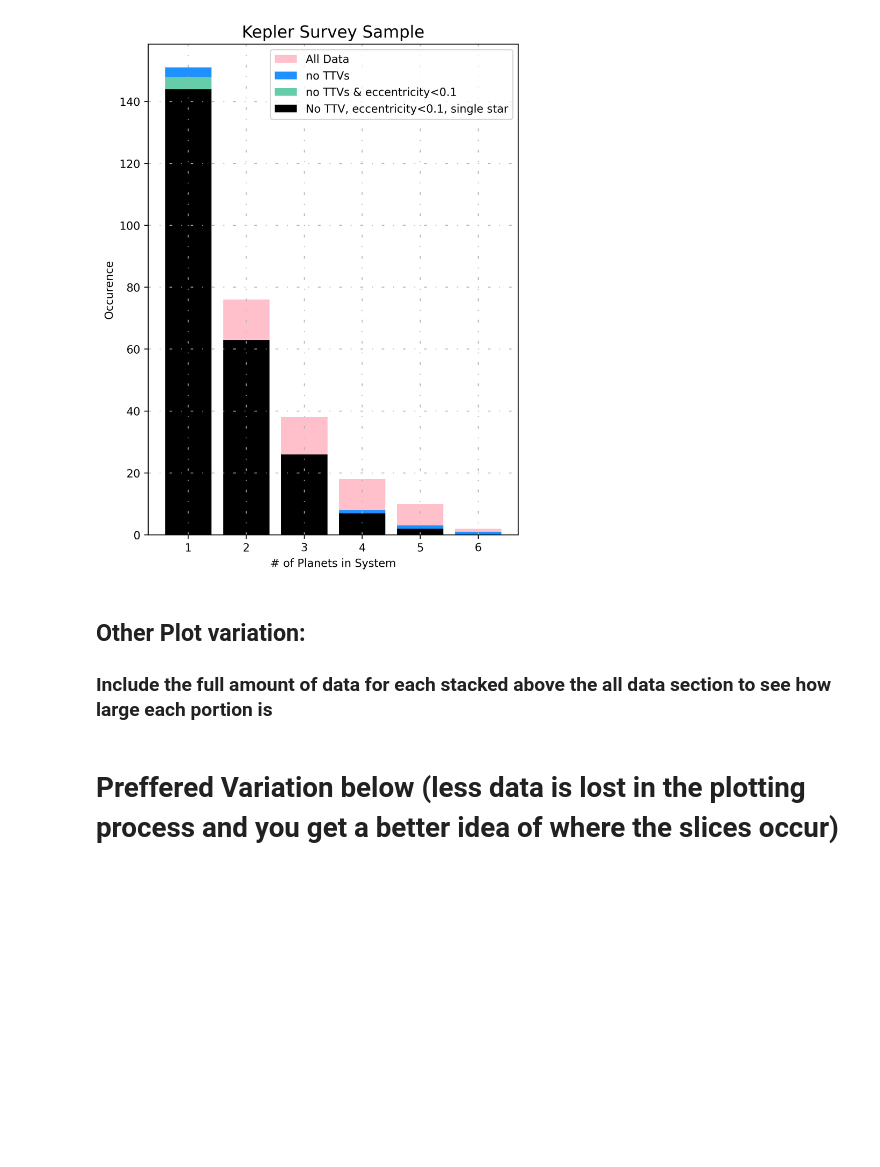
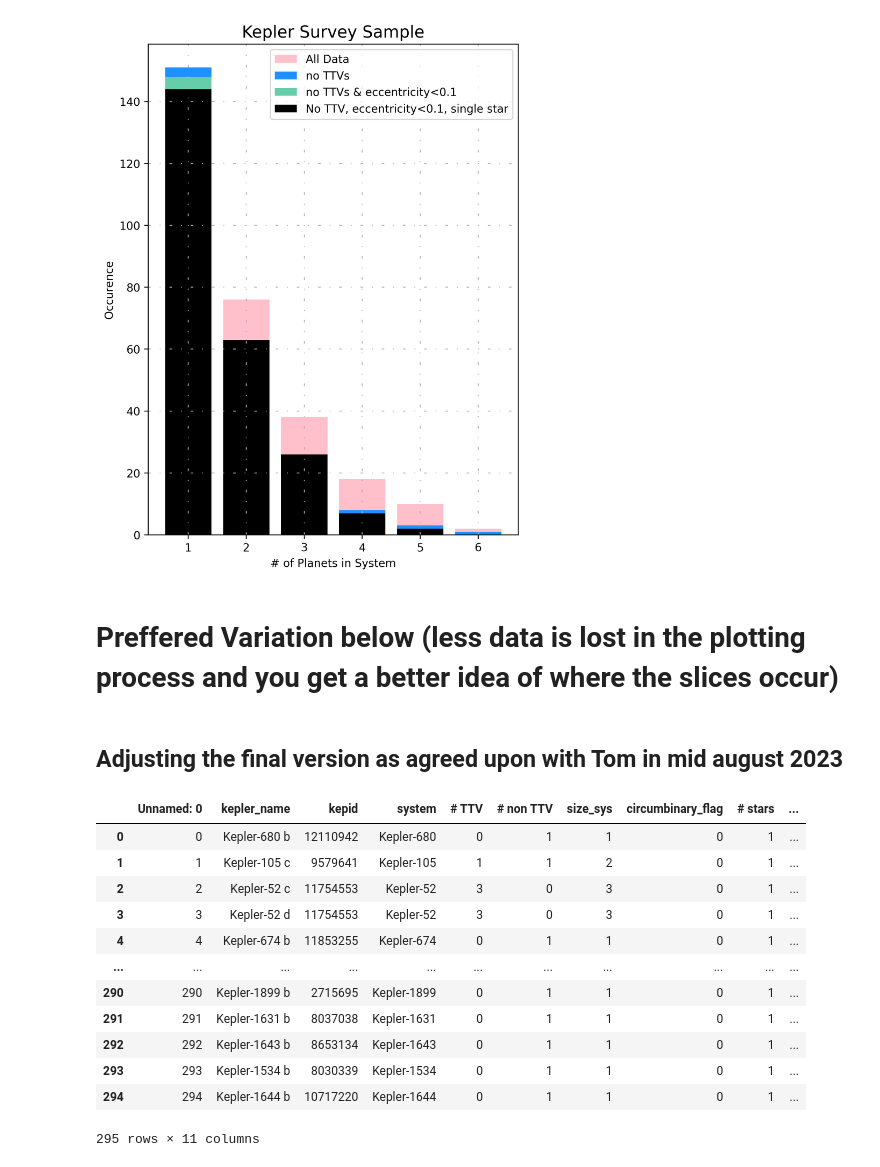
Before and after one commit to allypayne/radius-valley-ally, a Jupyter notebook: KeplerSurveyDataReductions.ipynb, the cells around one changed output. Cells and saved outputs as stored; diff of their text form; code cells hidden in the pictures; blank space fills up the shorter version.

```diff
--- a/KeplerSurveyDataReductions.ipynb
+++ b/KeplerSurveyDataReductions.ipynb
@@ -320,11 +359,27 @@ ax.set_ylabel('Occurence')
 # %% [output]
 Text(0, 0.5, 'Occurence')
 [figure]
-# %% [markdown]
-## Other Plot variation:
-### Include the full amount of data for each stacked above the all data section to see how large each portion is
 # %% [markdown]
 # Preffered Variation below (less data is lost in the plotting process and you get a better idea of where the slices occur)
+# %% [markdown]
+## Adjusting the final version as agreed upon with Tom in mid august 2023
+# %%
+true_kep= pd.read_csv('GitHubFinalFiles/Full_Data_Kepler_Survey_RECENT.csv')
+true_kep
+# %% [output]
+|  | Unnamed: 0 | kepler_name | kepid | system | # TTV | # non TTV | size_sys | circumbinary_flag | # stars | ... |
+| 0 | 0 | Kepler-680 b | 12110942 | Kepler-680 | 0 | 1 | 1 | 0 | 1 | ... |
+| 1 | 1 | Kepler-105 c | 9579641 | Kepler-105 | 1 | 1 | 2 | 0 | 1 | ... |
+| 2 | 2 | Kepler-52 c | 11754553 | Kepler-52 | 3 | 0 | 3 | 0 | 1 | ... |
+| 3 | 3 | Kepler-52 d | 11754553 | Kepler-52 | 3 | 0 | 3 | 0 | 1 | ... |
+| 4 | 4 | Kepler-674 b | 11853255 | Kepler-674 | 0 | 1 | 1 | 0 | 1 | ... |
+| ... | ... | ... | ... | ... | ... | ... | ... | ... | ... | ... |
+| 290 | 290 | Kepler-1899 b | 2715695 | Kepler-1899 | 0 | 1 | 1 | 0 | 1 | ... |
+| 291 | 291 | Kepler-1631 b | 8037038 | Kepler-1631 | 0 | 1 | 1 | 0 | 1 | ... |
+| 292 | 292 | Kepler-1643 b | 8653134 | Kepler-1643 | 0 | 1 | 1 | 0 | 1 | ... |
+| 293 | 293 | Kepler-1534 b | 8030339 | Kepler-1534 | 0 | 1 | 1 | 0 | 1 | ... |
+| 294 | 294 | Kepler-1644 b | 10717220 | Kepler-1644 | 0 | 1 | 1 | 0 | 1 | ... |
+295 rows × 11 columns
 # %%
 import matplotlib.pyplot as plt
 
```
Also changed, not shown: parts of 4 cells of this notebook.
